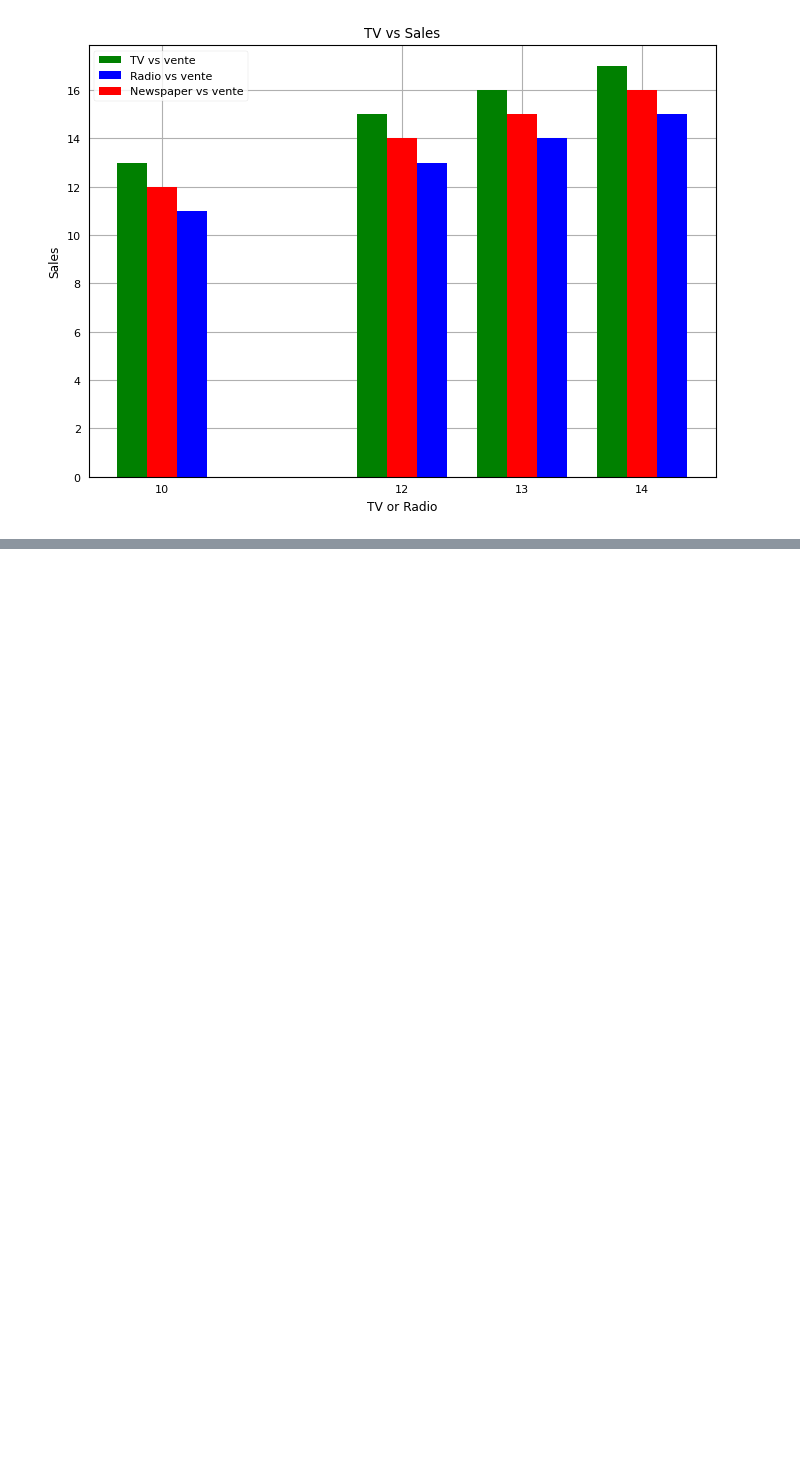
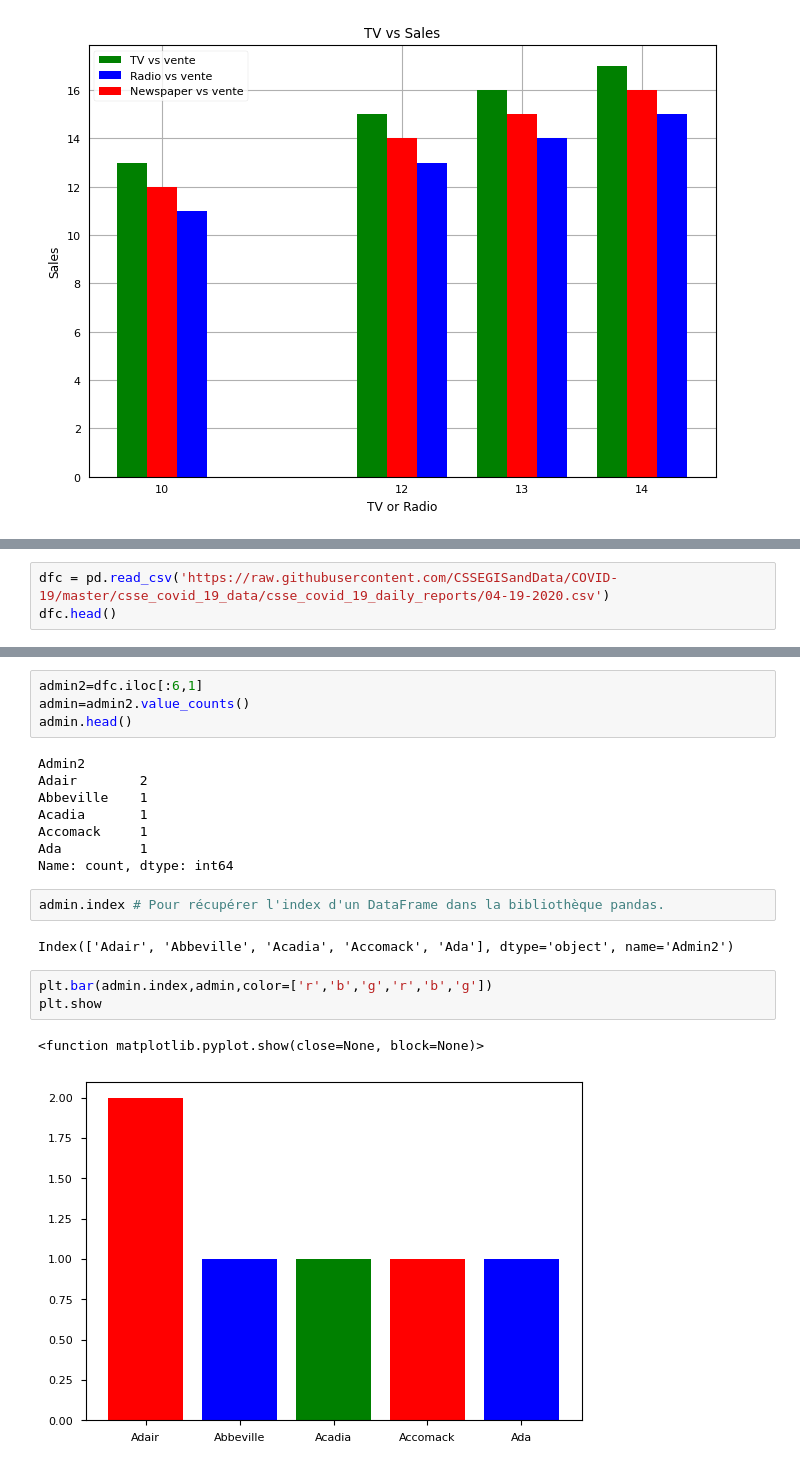
Before and after one commit to ahmedaboutaib/PythonForAI, a Jupyter notebook: Matplotlib.ipynb, the cells around one changed output, grey strips where cells are left out. Saved outputs shown, nothing was run; the diff lists cells and outputs as text; blank space fills up the shorter version.

Commit message:
matplotlib2

```diff
--- a/Matplotlib.ipynb
+++ b/Matplotlib.ipynb
@@ -102,0 +143,3 @@ plt.show()
+# %%
+dfc = pd.read_csv('https://raw.githubusercontent.com/CSSEGISandData/COVID-19/master/csse_covid_19_data/csse_covid_19_daily_reports/04-19-2020.csv')
+dfc.head()
@@ -102,0 +153,22 @@ plt.show()
+# %%
+admin2=dfc.iloc[:6,1]
+admin=admin2.value_counts()
+admin.head()
+# %% [output]
+Admin2
+Adair        2
+Abbeville    1
+Acadia       1
+Accomack     1
+Ada          1
+Name: count, dtype: int64
+# %%
+admin.index # Pour récupérer l'index d'un DataFrame dans la bibliothèque pandas.
+# %% [output]
+Index(['Adair', 'Abbeville', 'Acadia', 'Accomack', 'Ada'], dtype='object', name='Admin2')
+# %%
+plt.bar(admin.index,admin,color=['r','b','g','r','b','g'])
+plt.show
+# %% [output]
+<function matplotlib.pyplot.show(close=None, block=None)>
+[figure, added]
```
Also changed, not shown: parts of 19 cells of this notebook, 1 other file.
